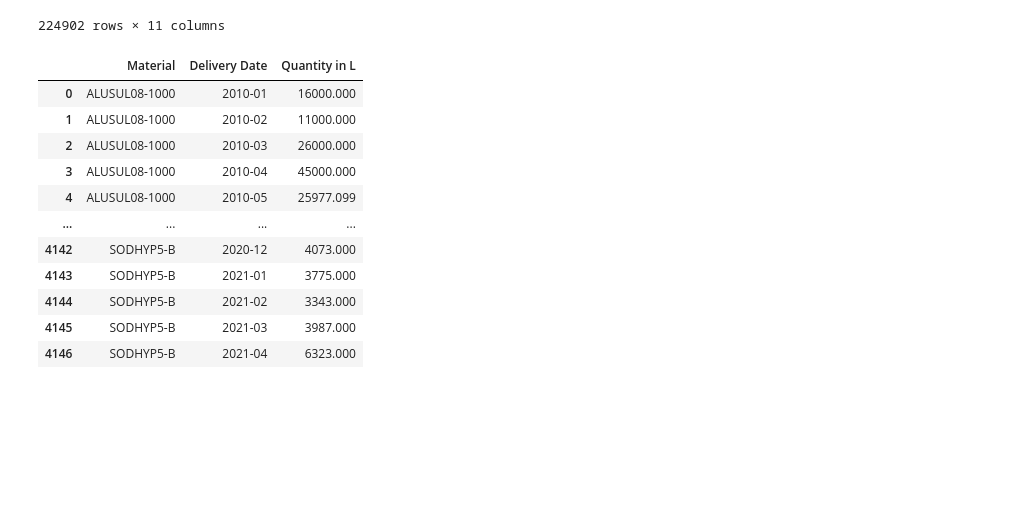
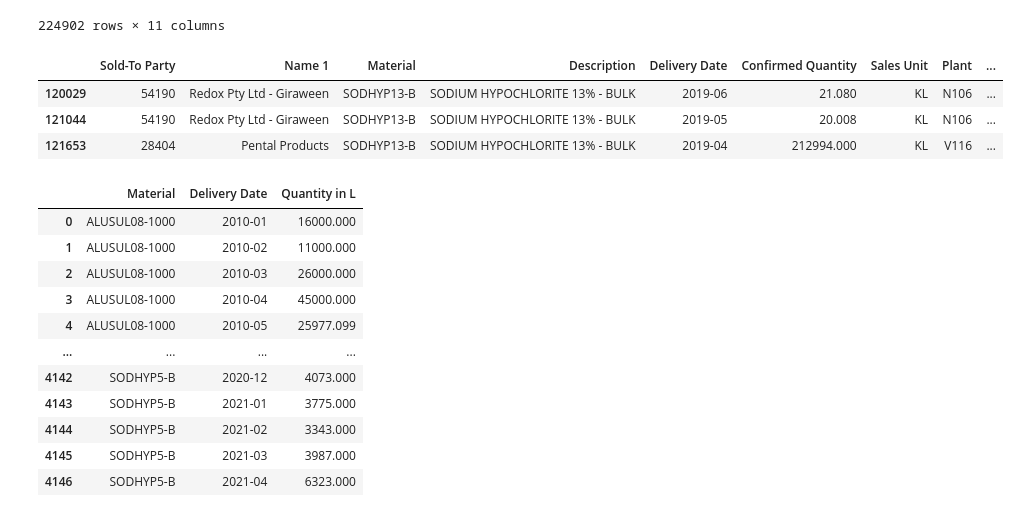
Before and after one commit to yahaod/DS-Project-Group-19, a Jupyter notebook: preprocessing.ipynb, the cells around one changed output. Drawn from its saved outputs; the diff is of its cells as text; code cells hidden in the pictures; blank space fills up the shorter version.

```diff
--- a/preprocessing.ipynb
+++ b/preprocessing.ipynb
@@ -81,6 +81,13 @@ sales_data
 | 228430 | 7650 | Bartter Enterprises | SODHYP13-B | SODIUM HYPOCHLORITE 13% - BULK | 2009-01 | 839.0 | L | N106 | ... |
 | 228431 | 7650 | Bartter Enterprises | SODHYP13-B | SODIUM HYPOCHLORITE 13% - BULK | 2009-01 | 839.0 | L | N106 | ... |
 224902 rows × 11 columns
+# %%
+sales_data[sales_data['Sales Unit'] == 'KL']
+# %% [output]
+|  | Sold-To Party | Name 1 | Material | Description | Delivery Date | Confirmed Quantity | Sales Unit | Plant | ... |
+| 120029 | 54190 | Redox Pty Ltd - Giraween | SODHYP13-B | SODIUM HYPOCHLORITE 13% - BULK | 2019-06 | 21.080 | KL | N106 | ... |
+| 121044 | 54190 | Redox Pty Ltd - Giraween | SODHYP13-B | SODIUM HYPOCHLORITE 13% - BULK | 2019-05 | 20.008 | KL | N106 | ... |
+| 121653 | 28404 | Pental Products | SODHYP13-B | SODIUM HYPOCHLORITE 13% - BULK | 2019-04 | 212994.000 | KL | V116 | ... |
 # %%
 pd.set_option('display.float_format', lambda x: '%.3f' % x)
 grouped_sales_data = sales_data.groupby(['Material', 'Delivery Date'])['Quantity in L'].sum().reset_index()
```
Also changed, not shown: parts of 3 cells of this notebook, 5 other files.
